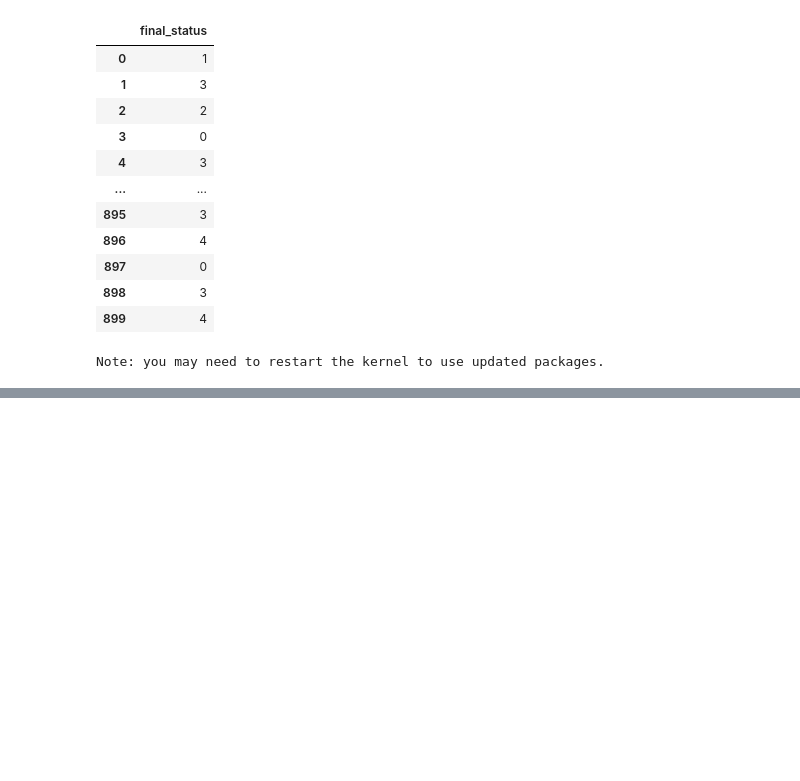
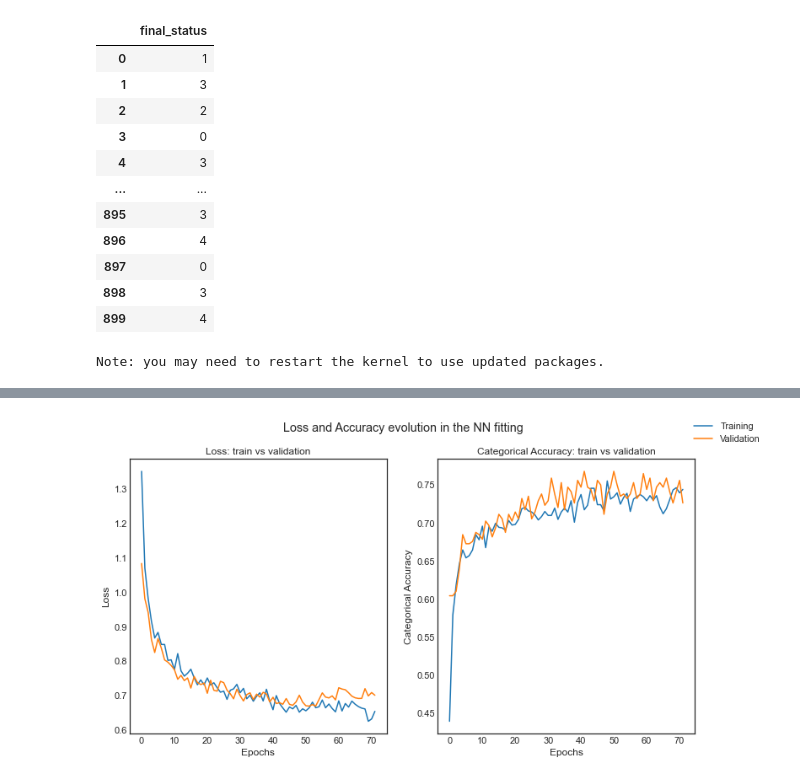
Before and after one commit to MarkusHumetus/Hackathon_Talent_Squad, a Jupyter notebook: main.ipynb, the cells around one changed output, grey strips where cells are left out. Saved outputs shown, nothing was run; the diff lists cells and outputs as text; code cells hidden in the pictures; blank space fills up the shorter version.

Commit message:
adding Neuronal nets

```diff
--- a/main.ipynb
+++ b/main.ipynb
@@ -1074,0 +1108,3 @@ df = pd.read_csv('data.csv')
+# %%
+from sklearn.model_selection import train_test_split
+x_train, x_test, y_train, y_test = train_test_split(x.values, y_cat, test_size=0.2, random_state=1,stratify=y)
@@ -1074,0 +1121,9 @@ df = pd.read_csv('data.csv')
+# %%
+model = Sequential()
+model.add(Dense(30, input_shape = (6,), activation = "relu"))
+model.add(Dropout(0.15))
+model.add(Dense(16, activation = "relu"))
+model.add(Dropout(0.15))
+model.add(Dense(5, activation = "softmax"))
+model.compile(Adam(learning_rate = 0.01), "categorical_crossentropy", metrics = ["categorical_accuracy"])
+model.summary()
@@ -1074,0 +1150,6 @@ df = pd.read_csv('data.csv')
+# %%
+import keras
+es_callback = keras.callbacks.EarlyStopping(monitor='val_loss', patience=20)
+
+
+nn_model_fitting = model.fit(x_train, y_train, verbose=1, epochs=300, validation_split=0.2,  callbacks=[es_callback])
@@ -1074,0 +1174,44 @@ df = pd.read_csv('data.csv')
+# %%
+import matplotlib.style as style
+def plot_new_and_multiclassification_accuracy (nn_model_fitting):
+    '''Funtion to plot loss and accuracy evolution along the model fitting of neuronal networks.
+
+    Input: nn_model_fitting correspond to the fitting of the neuronal networks model sequential of Keras
+    '''
+    fig, axes = plt.subplots(1, 2, figsize=(12, 6))
+
+    fig.suptitle('Loss and Accuracy evolution in the NN fitting')
+
+    style.available
+    palette = sns.color_palette("mako_r", 2)
+    sns.set_context("notebook")
+    style.use('seaborn-white')
+    for y_axis in ['loss','categorical_accuracy']:
+        val= 'val_'+ y_axis
+        if y_axis =='loss':
+            ax_def=axes[0]
+            ylabel='Loss'
+            title='Loss: train vs validation'
+        elif y_axis =='categorical_accuracy':
+            ax_def=axes[1]
+            ylabel='Categorical Accuracy'
+            title='Categorical Accuracy: train vs validation'
+
+        sns.lineplot(ax=ax_def,
+                    x=range(0,len(nn_model_fitting.history[y_axis])),
+                    y=nn_model_fitting.history[y_axis],
+                    palette=palette
+                    )
+        plot_new = sns.lineplot(ax=ax_def,
+                            x=range(0,len(nn_model_fitting.history[y_axis])),
+                            y=nn_model_fitting.history[val],
+                            palette=palette
+                            )
+        plot_new.set_xlabel('Epochs')
+        plot_new.set_ylabel(ylabel)
+        plot_new.set_title(title)
+    fig.legend(labels=["Training","Validation"])
+
+plot_new_and_multiclassification_accuracy (nn_model_fitting)
+# %% [output]
+[figure, added]
```
Also changed, not shown: parts of 21 cells of this notebook.
